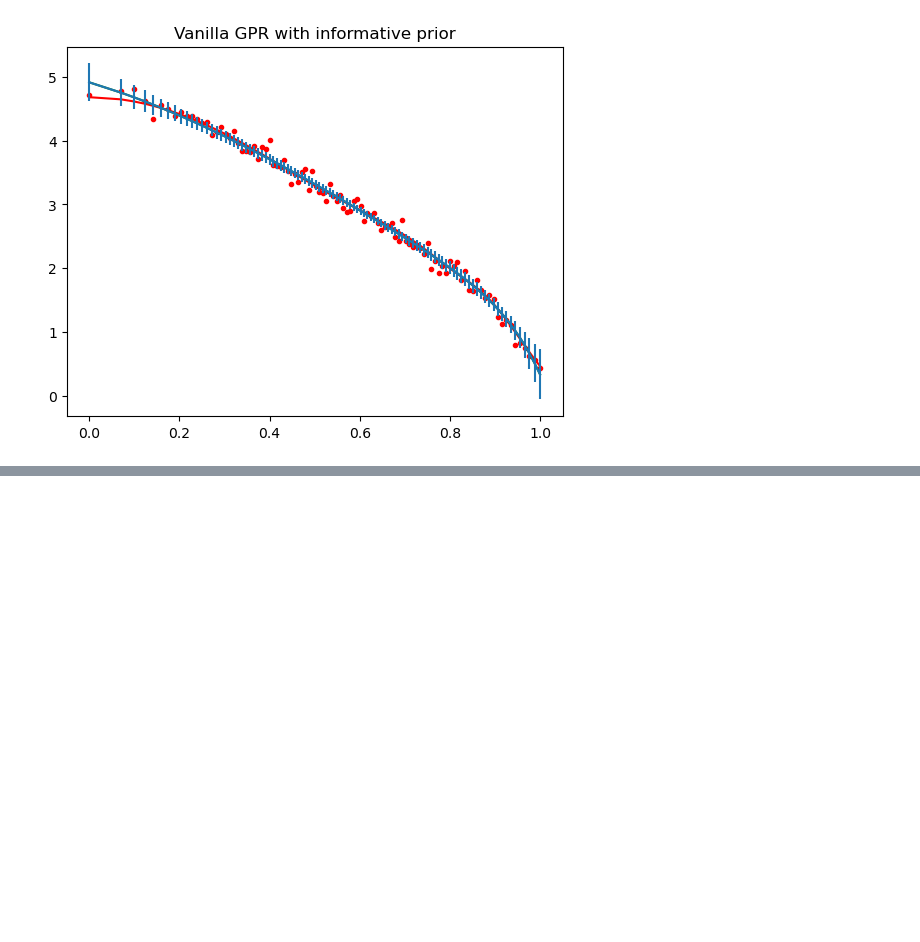
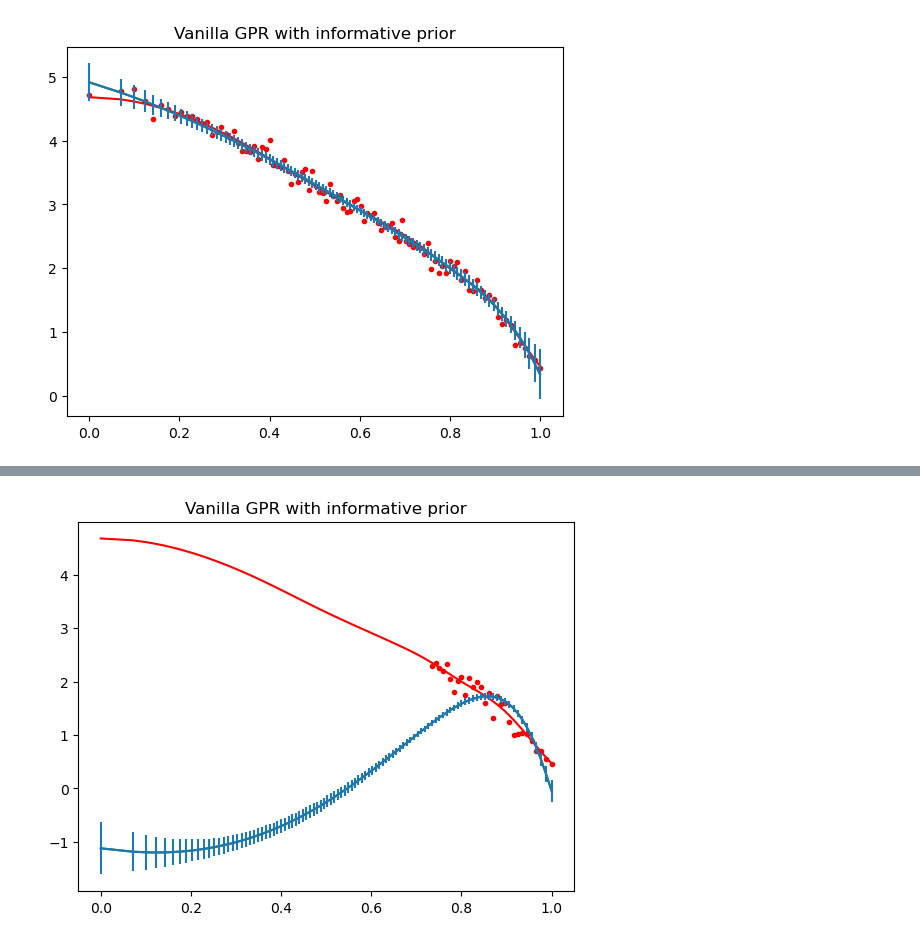
Before and after one commit to DanHarJor/Improving-Electron-Density-Profile-Inference-within-a-Tokamak-using-Bayesian-Techniques, a Jupyter notebook: RealEquillibriumInterferometry/SyntheticDataInterferometry.ipynb, the cells around one changed output, grey strips where cells are left out. Drawn from its saved outputs; the diff is of its cells as text; code cells hidden in the pictures; blank space fills up the shorter version.

Commit message:
I have tried to add gradient information to the informative prior vanilla GPR, it isn't working yet. There seems to be issues with how I form the matracies.

```diff
--- a/RealEquillibriumInterferometry/SyntheticDataInterferometry.ipynb
+++ b/RealEquillibriumInterferometry/SyntheticDataInterferometry.ipynb
@@ -421,0 +388,84 @@ VanillaGPR(x_test=rho_1d, xd=refl_rho, yd=refl_ne, yd_noise=np.repeat(0.5,refl_M
+# %%
+from scipy.linalg import inv, cholesky, cho_solve, solve_triangular
+#Informative GP1, Informative vanilla GPR
+
+def InformativeVanillaGPR(x_test, xd, yd, yd_noise, prior_mu, prior_cov, xd_prime=None, yd_prime=None, yd_prime_noise=None):
+    def InterpolatePrior(x1, x2):
+        interp = scipy.interpolate.RegularGridInterpolator((rho_1d,rho_1d), prior_cov, method='linear', bounds_error=True, fill_value=float('nan'))
+        X1, X2 = np.meshgrid(x1,x2)
+        return interp((X1,X2))
+
+    if type(yd_prime) != type(None) and type(xd_prime)!=type(None) and type(yd_prime_noise)!=type(None):
+        have_grad = True
+    else: print('Error, not enough gradient information')
+
+    Kstst = prior_cov
+
+    if not have_grad:
+        K = InterpolatePrior(xd, xd)
+
+        K[np.diag_indices_from(K)] += 1e-8
+        Kst = InterpolatePrior(x_test,xd)
+        cov_D = K + np.diag(yd_noise)
+
+    elif have_grad:
+        K_n_n = InterpolatePrior(xd, xd)
+        K_p_p = np.gradient(np.gradient(InterpolatePrior(xd_prime, xd_prime), axis=0), axis=1)
+        K_n_p = np.gradient(InterpolatePrior(xd_prime, xd), axis=0)#might need correcting
+        K_p_n = K_n_p.T
+        K = np.block([[K_n_n, K_n_p],
+                      [K_p_n, K_p_p]])
+        Kst = np.hstack((InterpolatePrior(xd,x_test), np.gradient(InterpolatePrior(xd_prime,x_test),axis=1)))
+        cov_D = K + np.diag(np.hstack((yd_noise, yd_prime_noise)))
+
+    interp_prior_mu = scipy.interpolate.interp1d(rho_1d, prior_mu, kind='linear', axis=-1, copy=True, bounds_error=None, fill_value=float('nan'), assume_sorted=False)
+    prior_at_xd = interp_prior_mu(xd)
+    cov_D[np.diag_indices_from(cov_D)] += 1e-8
+
+    if have_grad:
+        prior_at_xd = np.append(prior_at_xd,np.zeros(len(xd_prime)))
+        yd_full = np.append(yd,yd_prime)
+#         mu_post = prior_mu + Kst @ chol_inv(cov_D) @ (yd_full - prior_at_xd)
+        try:
+            L = cholesky(cov_D, lower=True, check_finite=False)
+        except np.linalg.LinAlgError as exc:
+            exc.args = (
+                           "The kernel is not returning a positive "
+                           "definite matrix.",
+                       ) + exc.args
+            raise
+        alpha = cho_solve((L, True), yd_full, check_finite=False)
+        yst = Kst @ alpha
+        mu_post = yst
+
+    else: mu_post = prior_mu + Kst @ chol_inv(cov_D) @ (yd - prior_at_xd)
+
+    v = solve_triangular(L, Kst.T, lower=True, check_finite=False)
+    cov_st = Kstst - v.T @ v
+    cov_post = cov_st
+
+#     cov_post = Kstst - Kst @ chol_inv(cov_D) @ Kst.T
+    error_bars = np.sqrt(np.diagonal(cov_post))
+
+    figGPR1 = plt.figure()
+    plt.title('Vanilla GPR with informative prior')
+    plt.plot(x_test,nice,'r', label='NICE Profile')
+    plt.plot(xd,yd,'r.', label='Crude Reflectometry Data')
+    plt.plot(x_test,mu_post,'g', label='New Inference')
+    plt.errorbar(x_test, mu_post, yerr=error_bars, label='New Inference')
+    plt.show()
+
+refl_M = 30
+
+
+# refl_rho = rho_1d[-refl_M:]
+# refl_ne = nice[-refl_M:] + np.random.normal(loc=0,scale=0.1, size=refl_M)#add some gaussian noise to nice to crudely simulate reflectrometry data
+# InformativeVanillaGPR(x_test=rho_1d, xd=np.array([1,0.9]), yd=np.array([0,0]), yd_noise=np.array([0.1,0.1]), prior_mu=prior_mu,
+#            prior_cov=prior_cov, xd_prime=np.array([0,0.01,0.02,0.03,1]), yd_prime=np.array([0,0,0,0,0]), yd_prime_noise=np.array([0.1,0.1,0.1,0.1,0.1]))
+
+refl_rho = rho_1d[-refl_M:]
+refl_ne = nice[-refl_M:] + np.random.normal(loc=0,scale=0.1, size=refl_M)#add some gaussian noise to nice to crudely simulate reflectrometry data
+InformativeVanillaGPR(x_test=rho_1d, xd=refl_rho, yd=refl_ne, yd_noise=np.repeat(0.1,refl_M), prior_mu=prior_mu,
+           prior_cov=prior_cov, xd_prime=np.array([0,0.01]), yd_prime=np.array([0,0]), yd_prime_noise=np.array([0.1,0.1]))
+# %% [output]
+[figure, added]
```
Also changed, not shown: parts of 10 cells of this notebook, 1 other file.
